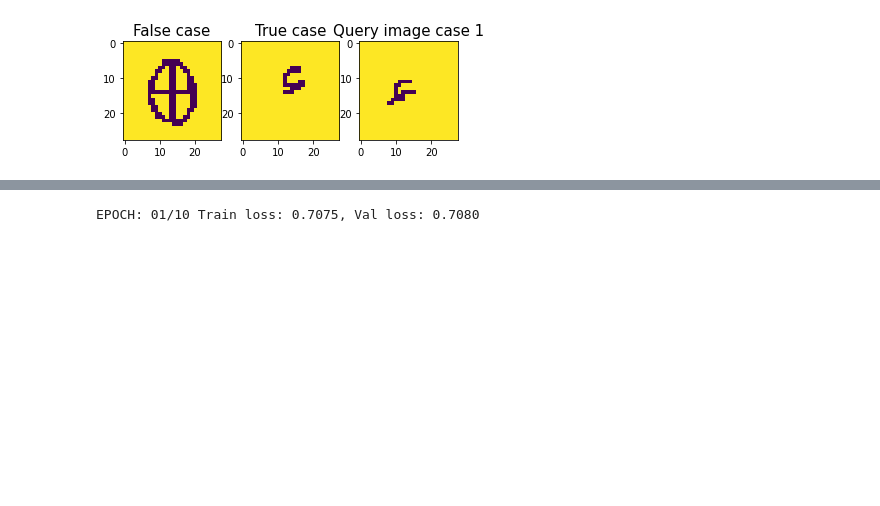
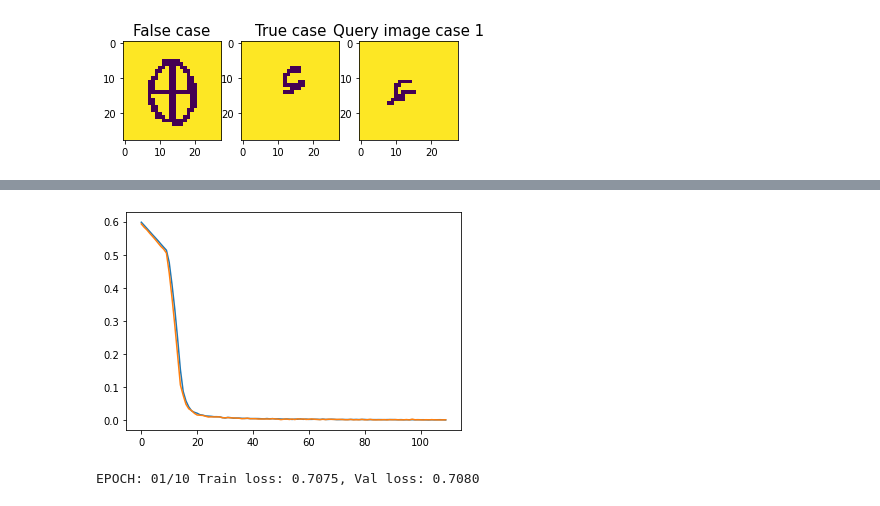
Before and after one commit to mandjevant/tue-deeplearning, a Jupyter notebook: assignments/assignment_1/Assignment_1_work.ipynb, the cells around one changed output, grey strips where cells are left out. Cells and saved outputs as stored; diff of their text form; code cells hidden in the pictures; blank space fills up the shorter version.

Commit message:
Update the optimizer and Model
Change the Adam optimizer to the SGD

```diff
--- a/assignments/assignment_1/Assignment_1_work.ipynb
+++ b/assignments/assignment_1/Assignment_1_work.ipynb
@@ -174,9 +174,9 @@ train_dataset=MyDataset(train_data,train_label)
 validation_dataset=MyDataset(validation_data,validation_label)
 test_dataset=MyDataset(test_data,test_label)
 # %%
-train_loader = torch.utils.data.DataLoader(train_dataset,batch_size=10, num_workers=2)
-validation_loader = torch.utils.data.DataLoader(validation_dataset, batch_size=10)
-test_loader = torch.utils.data.DataLoader(test_dataset, batch_size=10,num_workers=2)
+train_loader = torch.utils.data.DataLoader(train_dataset,batch_size=20,num_workers=2)
+validation_loader = torch.utils.data.DataLoader(validation_dataset, batch_size=20)
+test_loader = torch.utils.data.DataLoader(test_dataset, batch_size=20,num_workers=2)
 # %%
 """
 Test block
@@ -385,8 +356,8 @@ model_v2 = Model_v2()
 # %%
 # The optimizer
 from torch.optim import Adam
-
-optimizer = Adam(model.parameters(), lr=0.05)
+from torch.optim import SGD
+optimizer = SGD(model.parameters(), lr=0.005)
 # %%
 # The loss function
 loss_func = nn.BCEWithLogitsLoss()
@@ -410,7 +381,10 @@ def loss_batch(outputs, yb,loss_func, opt=None):
     return loss.item(),len(yb)
 # %%
 # Fitting/Training the model
+import matplotlib.pyplot as plt
+
 train_loss_list, val_loss_list = list(), list()
+epoch_train_loss, epoch_val_loss = list(),list()
 
 def fit(epochs, model, loss_func, train_loader, val_loader, opt):
     for epoch in tqdm(range(epochs)):
@@ -460,9 +434,14 @@ def fit(epochs, model, loss_func, train_loader, val_loader, opt):
             val_loss = running_loss / len(val_loader)
             val_loss_list.append(val_loss)
 
-        print(f'EPOCH: {epoch+1:0>{len(str(epochs))}}/{epochs}', end=' ')
-        print(f"Train loss: {train_loss:.4f}, Val loss: {val_loss:.4f}", end="\n")
+        # print(f'EPOCH: {epoch+1:0>{len(str(epochs))}}/{epochs}', end=' ')
+        # print(f"Train loss: {train_loss:.4f}, Val loss: {val_loss:.4f}", end="\n")
+        epoch_train_loss.append(train_loss)
+        epoch_val_loss.append(val_loss)
+    plt.plot([i for i in range(len(epoch_train_loss))], epoch_train_loss)
+    plt.plot([i for i in range(len(epoch_val_loss))], epoch_val_loss)
+    plt.show()
 # %%
-epochs = 10
+epochs = 100
 fit(epochs, model, loss_func, train_loader, validation_loader, optimizer)
 # %% [output]
@@ -479,3 +448,4 @@ EPOCH: 10/10 Train loss: 0.0000, Val loss: 0.0000
+[figure, added]
 # %%
 epochs = 10
 fit(epochs, model_v2, loss_func, train_loader, validation_loader, optimizer)
```
Also changed, not shown: parts of 7 cells of this notebook.
